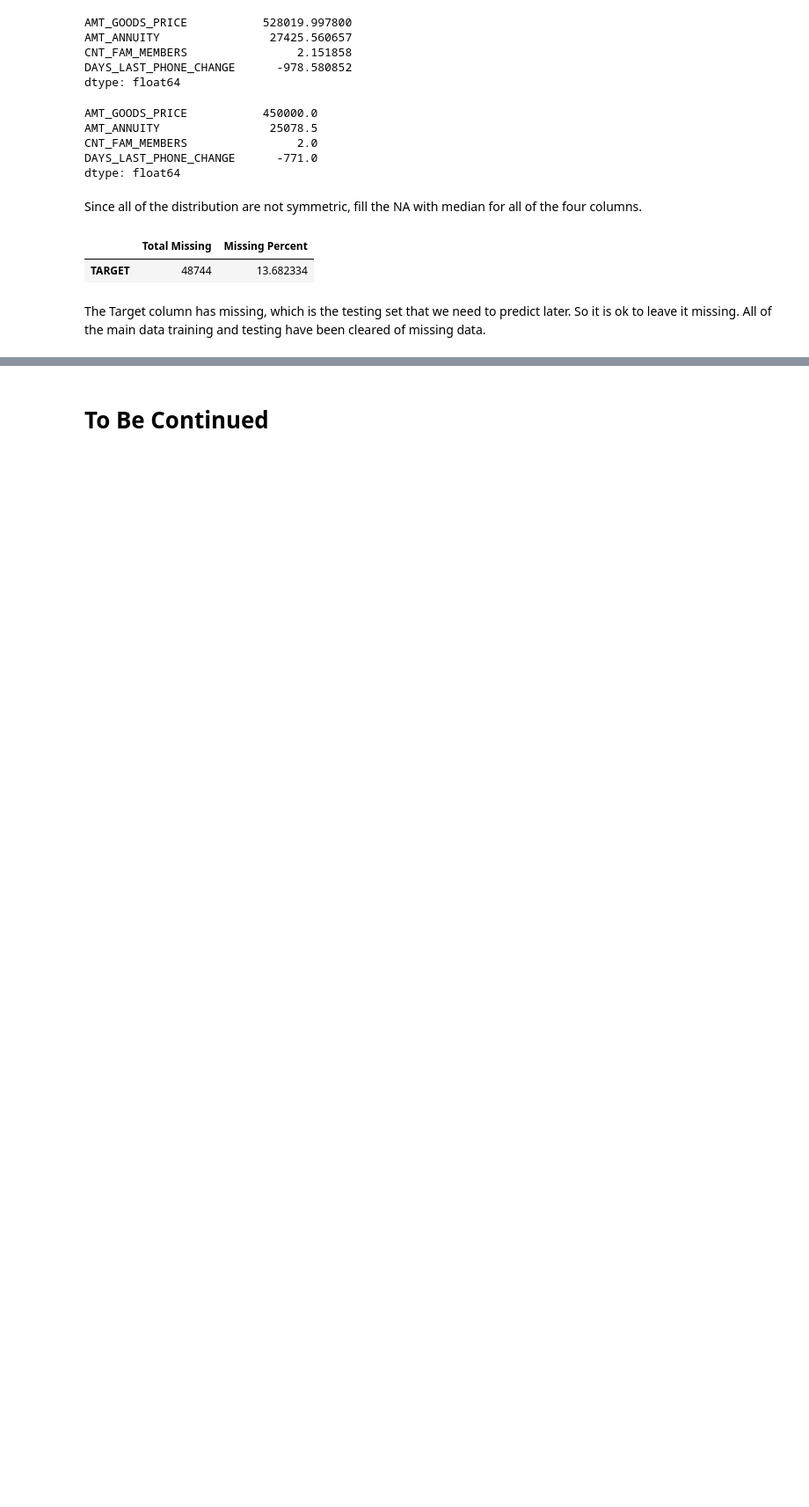
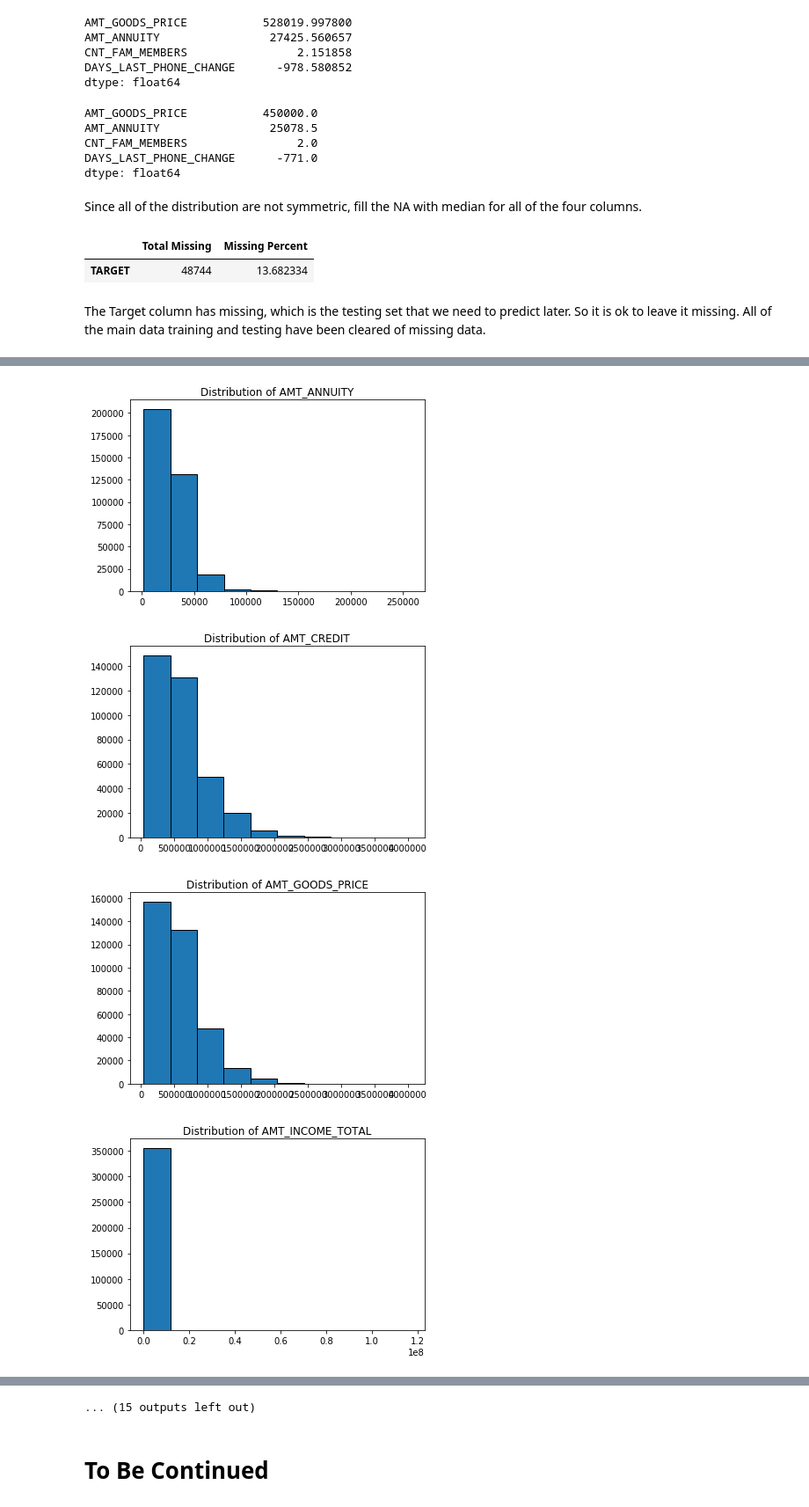
Before and after one commit to terrancexia/Home-Credit-Default-Risk-, a Jupyter notebook: Home Credit Default Risk.ipynb, the cells around one changed output, grey strips where cells are left out. Shown at 88% size. Saved outputs shown, nothing was run; the diff lists cells and outputs as text; code cells hidden in the pictures; blank space fills up the shorter version.

```diff
--- a/Home Credit Default Risk.ipynb
+++ b/Home Credit Default Risk.ipynb
@@ -989,0 +1058,7 @@ df1 = pd.read_csv('Data/cleaned_df.csv')
+# %%
+#Convert male to 1 and female to 0
+
+df1['CODE_GENDER'].replace(to_replace={'F':0, 'M':1, 'XNA':1}, inplace=True)
+
+#sanity check on gender
+df1['CODE_GENDER'].value_counts()
@@ -989,0 +1073,10 @@ df1 = pd.read_csv('Data/cleaned_df.csv')
+# %%
+#flag_own_car y to 1 n to 0
+df1['FLAG_OWN_CAR'].replace(to_replace={'Y':1,'N':0}, inplace=True)
+
+#flag_own_realty y to 1 n to 0
+df1['FLAG_OWN_REALTY'].replace(to_replace={'Y':1,'N':0}, inplace=True)
+
+#sanity check
+display(df1['FLAG_OWN_CAR'].value_counts())
+display(df1['FLAG_OWN_REALTY'].value_counts())
@@ -989,0 +1093,6 @@ df1 = pd.read_csv('Data/cleaned_df.csv')
+# %%
+#Name Contract type Cash loans to 1 and Revolving loans to 0
+df1['NAME_CONTRACT_TYPE'].replace(to_replace={'Cash loans':1,'Revolving loans':0}, inplace=True)
+
+#Sanity Check
+df1['NAME_CONTRACT_TYPE'].value_counts()
@@ -989,0 +1107,6 @@ df1 = pd.read_csv('Data/cleaned_df.csv')
+# %%
+#replace XNA to Other
+df1['ORGANIZATION_TYPE'].replace(to_replace={'XNA':'Other'}, inplace=True)
+
+#sanity check
+df1['ORGANIZATION_TYPE'].value_counts()
@@ -989,0 +1148,15 @@ df1 = pd.read_csv('Data/cleaned_df.csv')
+# %%
+#loop over numeric columns to check the distribution
+num_columns=df1.columns[~df1.columns.isin(cat_columns)]
+
+for i in num_columns:
+    #plot the histgram
+    plt.figure()
+    plt.hist(df1[i], edgecolor = 'black')
+    plt.title(f'Distribution of {i}')
+    plt.show()
+# %% [output]
+[figure, added]
+[figure, added]
+[figure, added]
+[figure, added]
@@ -990,2 +1171,3 @@ df1 = pd.read_csv('Data/cleaned_df.csv')
+... (15 outputs left out)
 # %% [markdown]
 # To Be Continued
```
Also changed, not shown: parts of 21 cells of this notebook.
